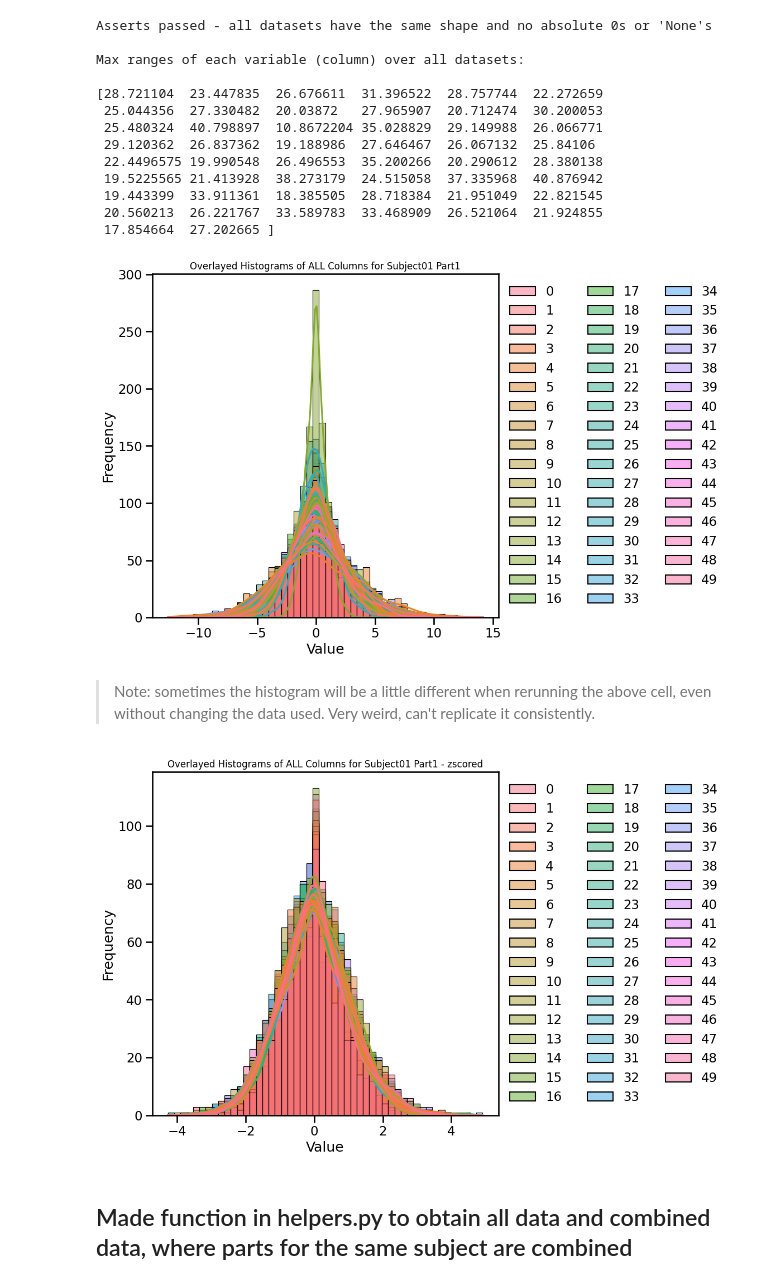
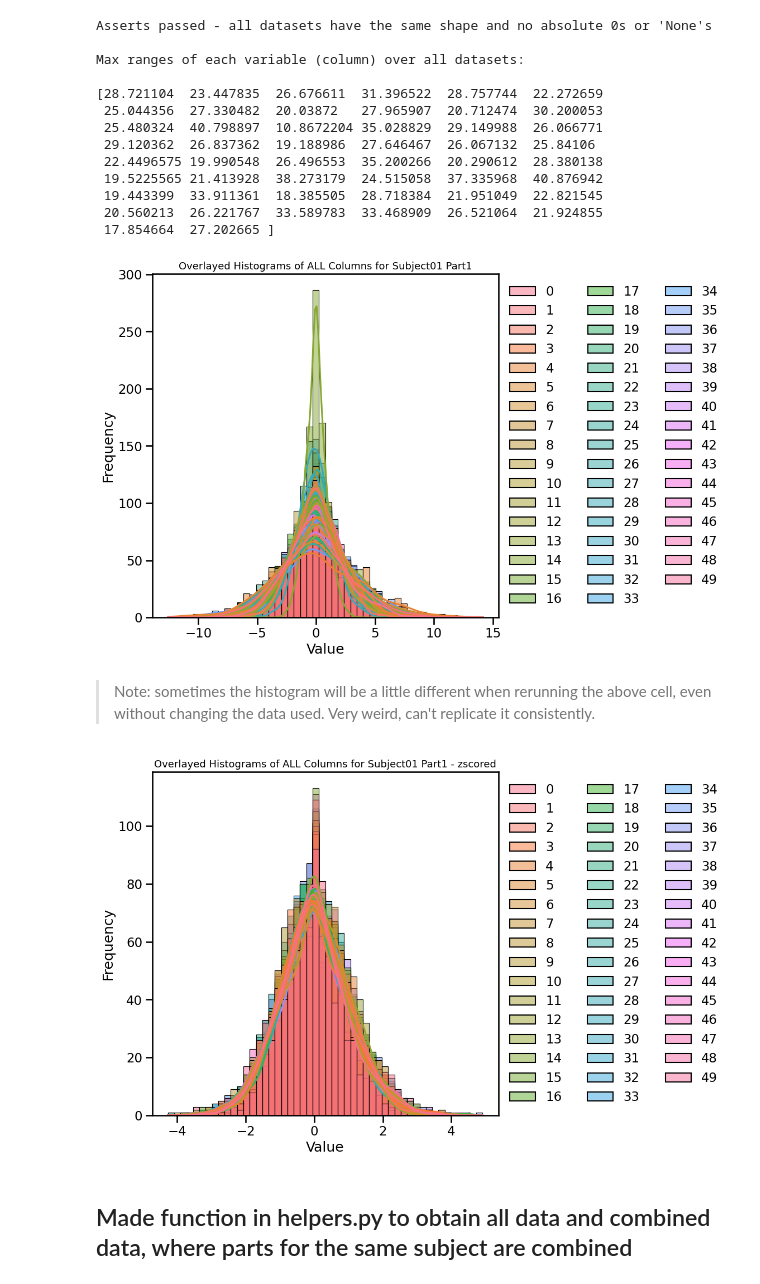
Before and after one commit to jyhong05/CFL_Research, a Jupyter notebook: neuro_pc_fges/data_exploration.ipynb, the cells around one changed output. Cells and saved outputs as stored; diff of their text form; code cells hidden in the pictures.

```diff
--- a/neuro_pc_fges/data_exploration.ipynb
+++ b/neuro_pc_fges/data_exploration.ipynb
@@ -65,17 +65,17 @@ Max ranges of each variable (column) over all datasets:
 # %%
 def plot_histogram(data, ax=None, title="Histogram", legend=True):
     if ax == None:
         fig, ax = plt.subplots(1, 1, figsize=(8,8))
     sns.histplot(data, bins=50, kde=True, ax=ax, legend=legend)
     if legend:
         sns.move_legend(ax, "upper left", bbox_to_anchor=(1,1), ncol=3, title=None, frameon=False)
     ax.set_xlabel("Value")
     ax.set_ylabel("Frequency")
-    ax.set_title(title, fontsize=12)
+    ax.set_title(title, fontsize=13)
 
 plot_histogram(s1p1_data, title="Overlayed Histograms of ALL Columns for Subject01 Part1")
 # %% [output]
-[figure, old version]
+[figure, new version]
 # %% [markdown]
 > Note: sometimes the histogram will be a little different when rerunning the above cell, even without changing the data used. Very weird, can't replicate it consistently.
 # %%
@@ -83,7 +83,7 @@ plot_histogram(s1p1_data, title="Overlayed Histograms of ALL Columns for Subject
 zscored_data = StandardScaler().fit_transform(s1p1_data)
 plot_histogram(zscored_data, title="Overlayed Histograms of ALL Columns for Subject01 Part1 - zscored")
 # %% [output]
-[figure, old version]
+[figure, new version]
 # %% [markdown]
 ## Made function in helpers.py to obtain all data and combined data, where parts for the same subject are combined
 # %%
```
Also changed, not shown: parts of 2 cells of this notebook, 1 other file.
